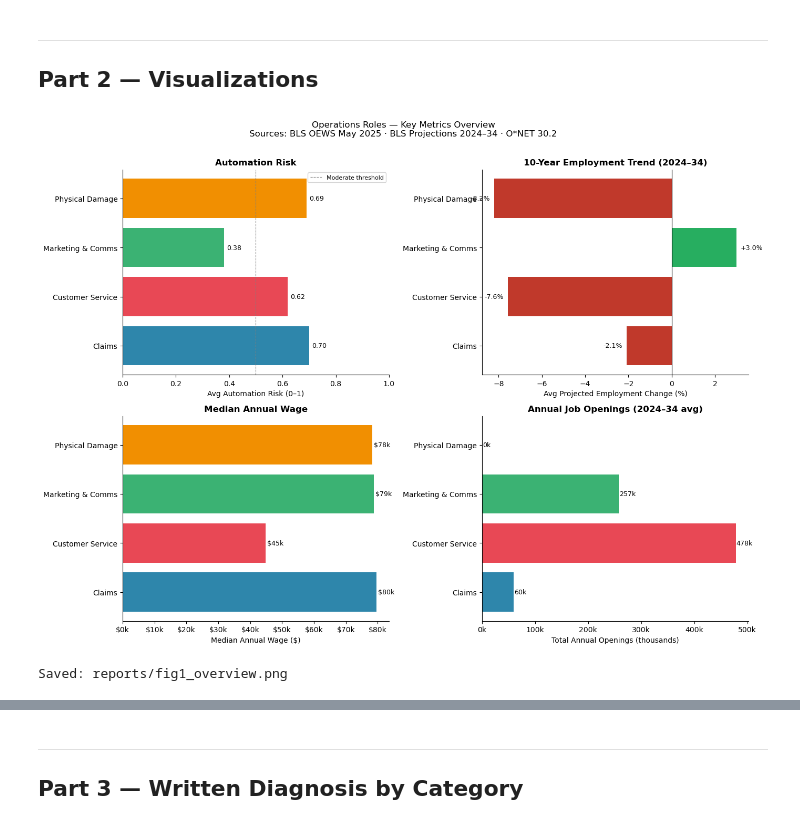
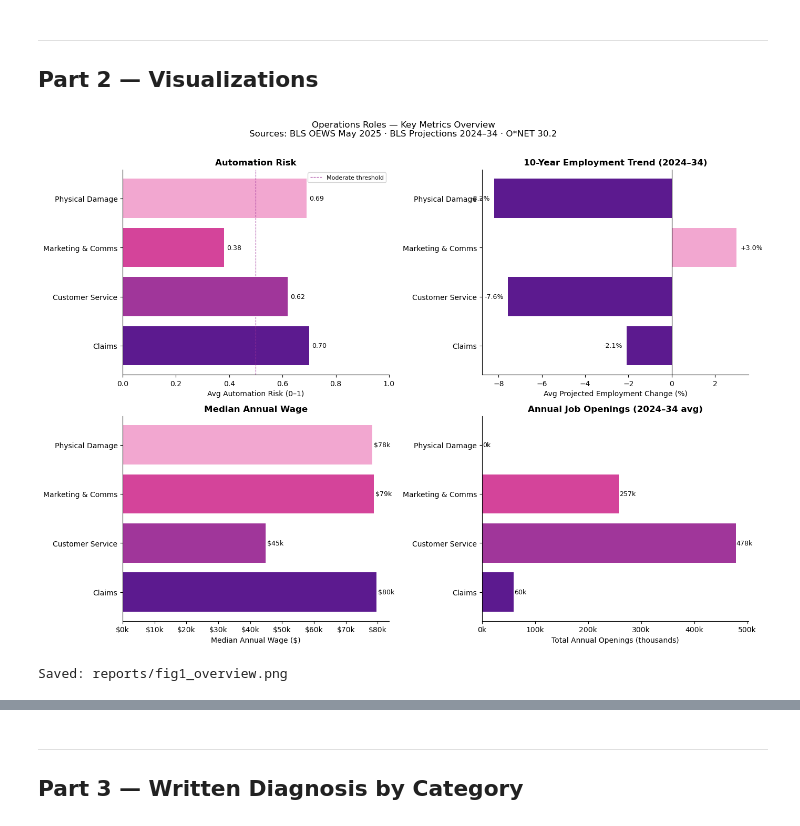
Before and after one commit to Groxietop/operations-roles-analysis, a Jupyter notebook: notebooks/03_analysis.ipynb, the cells around one changed output, grey strips where cells are left out. Cells and saved outputs as stored; diff of their text form; code cells hidden in the pictures.

```diff
--- a/notebooks/03_analysis.ipynb
+++ b/notebooks/03_analysis.ipynb
@@ -15,7 +15,6 @@ REPORTS.mkdir(exist_ok=True)
 
 ops = pd.read_parquet(PROCESSED / 'ops_roles.parquet')
 
-# Consistent category ordering and colours
 CAT_ORDER = [
     'Claims Specialists & Telephone Claims Reps',
     'Customer Service Representatives',
@@ -29,10 +28,10 @@ CAT_SHORT = {
     'Physical Damage Adjusters':                  'Physical Damage',
 }
 PALETTE = {
-    'Claims Specialists & Telephone Claims Reps': '#2E86AB',
-    'Customer Service Representatives':           '#E84855',
-    'Marketing & Communications':                 '#3BB273',
-    'Physical Damage Adjusters':                  '#F18F01',
+    'Claims Specialists & Telephone Claims Reps': '#5C1A8F',   # deep violet
+    'Customer Service Representatives':           '#A0369A',   # medium purple
+    'Marketing & Communications':                 '#D4449A',   # raspberry pink
+    'Physical Damage Adjusters':                  '#F2A7D0',   # soft pink
 }
 ops['cat_short'] = ops['category'].map(CAT_SHORT)
 ops['color']     = ops['category'].map(PALETTE)
@@ -139,7 +138,7 @@ colors     = [PALETTE[c] for c in CAT_ORDER]
 ax = axes[0, 0]
 vals = [stats.loc[c, 'avg_automation'] for c in CAT_ORDER]
 bars = ax.barh(cats_short, vals, color=colors)
-ax.axvline(0.5, color='gray', linestyle='--', linewidth=0.8, label='Moderate threshold')
+ax.axvline(0.5, color='#A0369A', linestyle='--', linewidth=0.8, label='Moderate threshold')
 ax.set_xlabel('Avg Automation Risk (0–1)')
 ax.set_title('Automation Risk', fontweight='bold')
 for bar, v in zip(bars, vals):
@@ -150,7 +149,7 @@ ax.set_xlim(0, 1)
 # 1b — 10yr Employment Growth
 ax = axes[0, 1]
 vals = [stats.loc[c, 'avg_growth_pct'] for c in CAT_ORDER]
-bar_colors = ['#c0392b' if v < 0 else '#27ae60' for v in vals]
+bar_colors = ['#5C1A8F' if v < 0 else '#F2A7D0' for v in vals]
 bars = ax.barh(cats_short, vals, color=bar_colors)
 ax.axvline(0, color='black', linewidth=0.8)
 ax.set_xlabel('Avg Projected Employment Change (%)')
@@ -160,34 +159,34 @@ for bar, v in zip(bars, vals):
     ha = 'left' if v >= 0 else 'right'
     ax.text(xpos, bar.get_y() + bar.get_height()/2, f'{v:+.1f}%', va='center', ha=ha, fontsize=9)
 
 # 1c — Median Annual Wage
 ax = axes[1, 0]
 vals = [stats.loc[c, 'median_wage'] for c in CAT_ORDER]
 bars = ax.barh(cats_short, vals, color=colors)
 ax.set_xlabel('Median Annual Wage ($)')
 ax.set_title('Median Annual Wage', fontweight='bold')
 ax.xaxis.set_major_formatter(plt.FuncFormatter(lambda x, _: f'${x/1000:.0f}k'))
 for bar, v in zip(bars, vals):
     if not np.isnan(v):
         ax.text(v + 500, bar.get_y() + bar.get_height()/2, f'${v/1000:.0f}k', va='center', fontsize=9)
 
 # 1d — Annual Job Openings
 ax = axes[1, 1]
 vals = [stats.loc[c, 'total_openings'] for c in CAT_ORDER]
 bars = ax.barh(cats_short, vals, color=colors)
 ax.set_xlabel('Total Annual Openings (thousands)')
 ax.set_title('Annual Job Openings (2024–34 avg)', fontweight='bold')
 ax.xaxis.set_major_formatter(plt.FuncFormatter(lambda x, _: f'{x:.0f}k'))
 for bar, v in zip(bars, vals):
     if not np.isnan(v):
         ax.text(v + 1, bar.get_y() + bar.get_height()/2, f'{v:.0f}k', va='center', fontsize=9)
 
 plt.tight_layout()
 plt.savefig(REPORTS / 'fig1_overview.png', dpi=150, bbox_inches='tight')
 plt.show()
 print("Saved: reports/fig1_overview.png")
 # %% [output]
-[figure, old version]
+[figure, new version]
 Saved: reports/fig1_overview.png
 # %%
 # ── Fig 2: Wage distribution by category (box-style using percentiles) ────────
```
Also changed, not shown: parts of 3 cells of this notebook, 4 other files.
